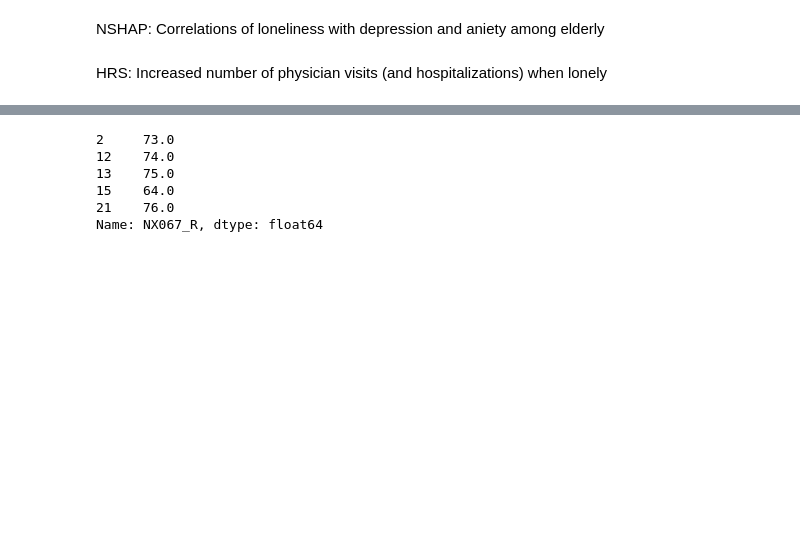
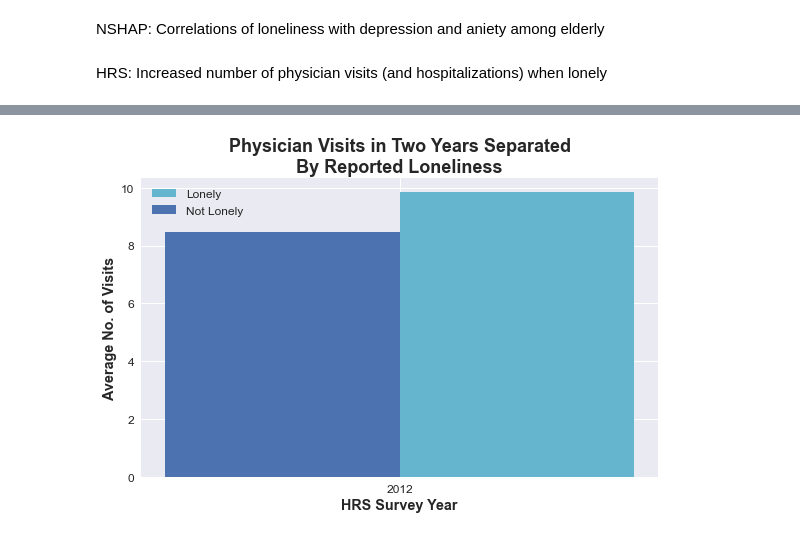
Before and after one commit to fyzeen/Senior-Isolation-Report, a Jupyter notebook: senior-isolation.ipynb, the cells around one changed output, grey strips where cells are left out. Saved outputs shown, nothing was run; the diff lists cells and outputs as text; code cells hidden in the pictures; blank space fills up the shorter version.

Commit message:
Defined main cleaning functions; added HRS loneliness and hospital/physician visits function, pending more data

```diff
--- a/senior-isolation.ipynb
+++ b/senior-isolation.ipynb
@@ -31,3 +101,5 @@ plt.style.use("seaborn")
+# %%
+hrs12m = merge_hrs(hrs12_lb, hrs12_n, hrs12_prr, 2012)
 # %% [markdown]
 HRS: Loneliness as function of age
 # %% [markdown]
@@ -164,16 +188,49 @@ hrs_merged_2012 = hrs_2012_lbnpr_r.dropna(axis='index', how='any', subset=['NX06
-# %%
-#hrs_merged_2012 = hrs_merged_2012.copy()
-#hrs_merged_2012['NX067_R'] = hrs_merged_2012['NX067_R'] * -1 + 2012
-
-#Updating birth year to age in 2012
-hrs_merged_2012c = hrs_merged_2012.copy()
-hrs_merged_2012c.NX067_R = hrs_merged_2012.loc[:, 'NX067_R'].apply(lambda x: x * -1 + 2012)
-
-hrs_merged_2012c.NX067_R.head()
-# %% [output]
-2     73.0
-12    74.0
-13    75.0
-15    64.0
-21    76.0
-Name: NX067_R, dtype: float64
+# %%
+#when using, input column argument within single quotations; ex: hrs_visits(hrs12mc, 'NN147', 998, 999)
+def hrs_visits(df, column, DK_val, RF_val):
+    dfc = df.copy()
+
+    #numeric DK_val and RF_val indicate "Don't Know" and "Refused [to answer]" respectively in the data; drop those values
+    dfc_clean = dfc[(dfc[column] != DK_val) & (dfc[column] != RF_val)]
+
+    #setting values within such that over 99th percentile of doctor visits is replaced with the 99th percentile value
+    #this is done in order to control for the disproportionately large outliers within the raw data (ex: 900 physician visits)
+    dfc_clean.loc[dfc_clean[column] >= dfc_clean[column].quantile(.99), column] = dfc_clean[column].quantile(.99)
+
+    #return descriptive statistics about the loneliness (count, mean, standard deviation, quarentiles, etc) to be used in plots
+    lonely_y = dfc_clean[dfc_clean.lonely_yn == True][column].describe()
+    lonely_n = dfc_clean[dfc_clean.lonely_yn == False][column].describe()
+    return [lonely_y, lonely_n]
+# %%
+#num doctor visits and loneliness
+
+#create lists with mean number of visits, separated by whether reported feeling lonely or not
+lonely_dvisits = []
+nlonely_dvisits = []
+
+lonely_dvisits.append(hrs_visits(hrs12m, 'NN147', 998, 999)[0]['mean'])
+
+nlonely_dvisits.append(hrs_visits(hrs12m, 'NN147', 998, 999)[1]['mean'])
+
+#set manual bar width and 'x_indexes' to make offsets possible
+x_indexes = np.arange(len(lonely_dvisits))
+width = 0.35
+
+#rendering double bar graph with styling
+plt.title("Physician Visits in Two Years Separated\nBy Reported Loneliness",
+                            fontsize=18, fontweight='bold')
+plt.bar(x_indexes + width/2, lonely_dvisits, width=width, label='Lonely', color='#64b5cd')
+plt.bar(x_indexes - width/2, nlonely_dvisits, width=width, label='Not Lonely')
+
+#NOTE: add 'edgecolor='black', linewidth=1' to plt.bar if you want to add borders to each of the bars
+
+plt.xlabel('HRS Survey Year', fontsize='x-large', fontweight='bold')
+plt.ylabel('Average No. of Visits', fontsize='x-large', fontweight='bold')
+plt.xticks(ticks=x_indexes, labels=['2012'], fontsize='large')
+plt.yticks(fontsize='large')
+
+plt.legend(fontsize='large')
+plt.tight_layout()
+plt.show()
+# %% [output]
+[figure, added]
```
Also changed, not shown: parts of 8 cells of this notebook.
